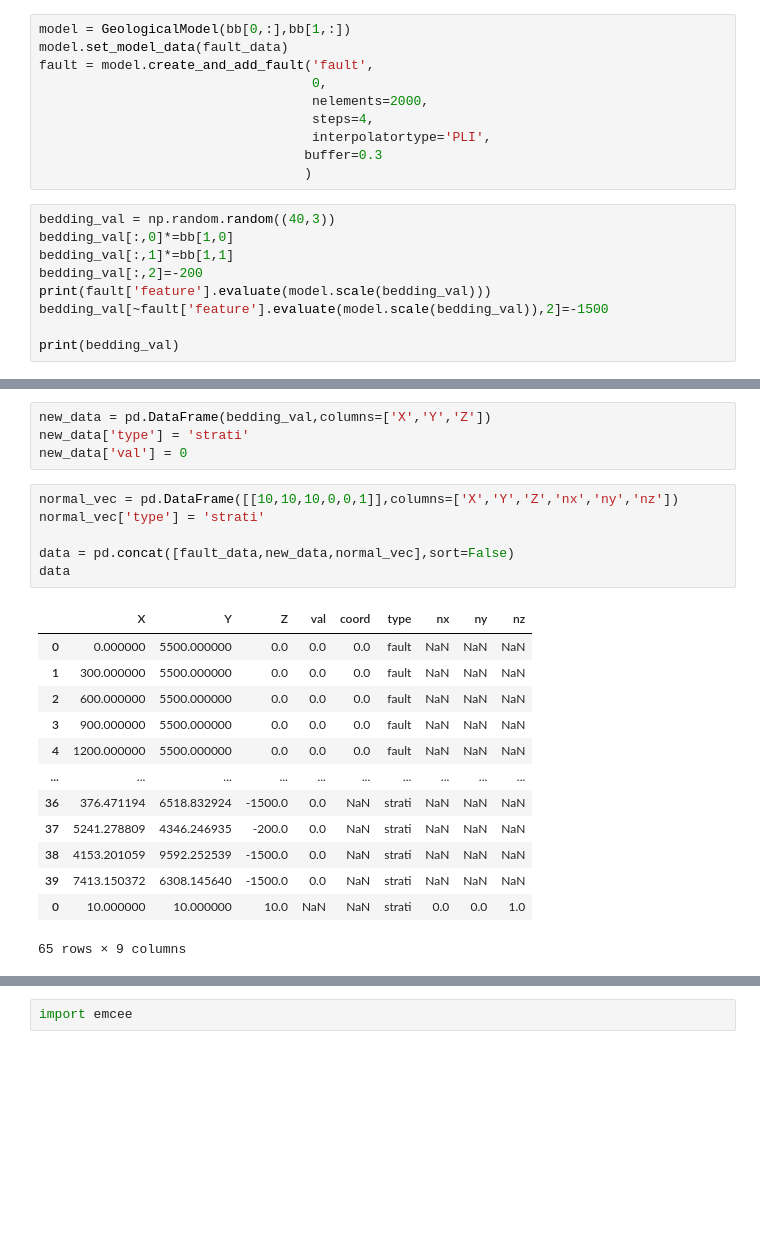
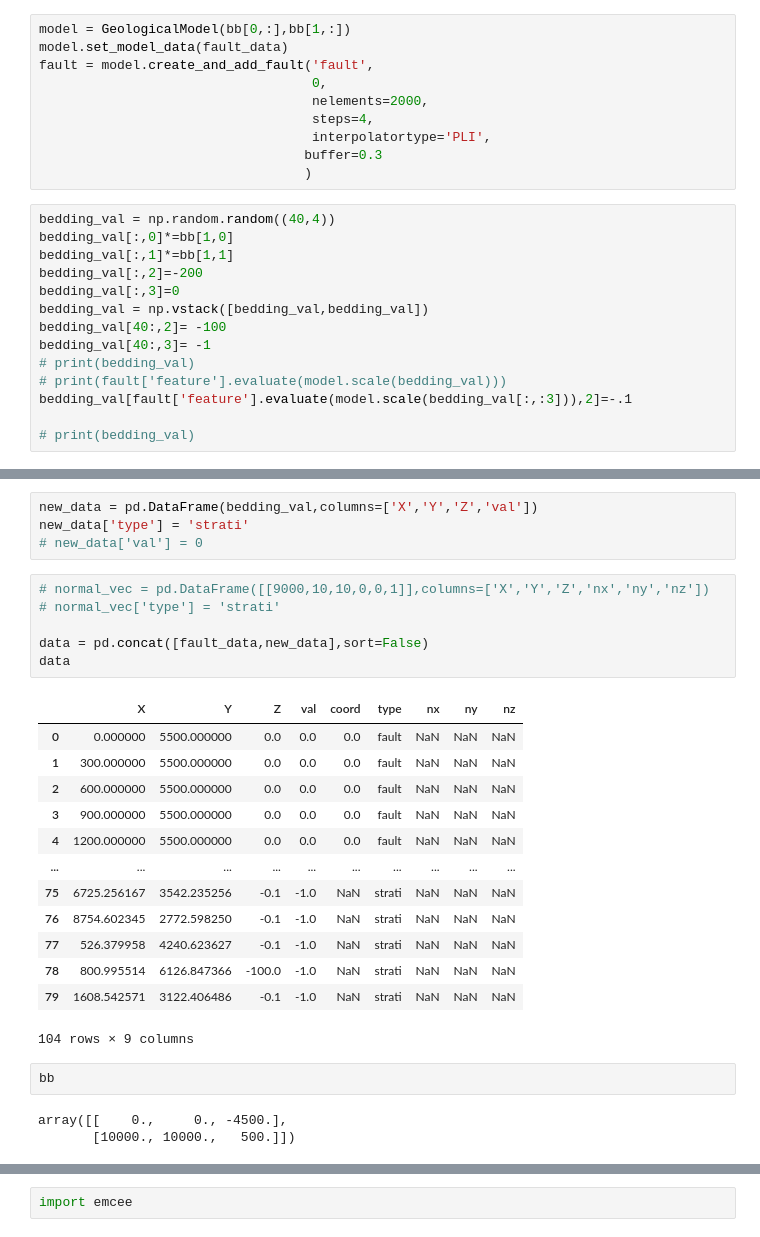
Before and after one commit to Loop3D/LoopStructural, a Jupyter notebook: notebooks/probabilistic fault.ipynb, the cells around one changed output, grey strips where cells are left out. Saved outputs shown, nothing was run; the diff lists cells and outputs as text; blank space fills up the shorter version.

```diff
--- a/notebooks/probabilistic fault.ipynb
+++ b/notebooks/probabilistic fault.ipynb
@@ -43,11 +44,16 @@ fault = model.create_and_add_fault('fault',
                                   buffer=0.3
                                   )
 # %%
-bedding_val = np.random.random((40,3))
+bedding_val = np.random.random((40,4))
 bedding_val[:,0]*=bb[1,0]
 bedding_val[:,1]*=bb[1,1]
 bedding_val[:,2]=-200
-print(fault['feature'].evaluate(model.scale(bedding_val)))
-bedding_val[~fault['feature'].evaluate(model.scale(bedding_val)),2]=-1500
+bedding_val[:,3]=0
+bedding_val = np.vstack([bedding_val,bedding_val])
+bedding_val[40:,2]= -100
+bedding_val[40:,3]= -1
+# print(bedding_val)
+# print(fault['feature'].evaluate(model.scale(bedding_val)))
+bedding_val[fault['feature'].evaluate(model.scale(bedding_val[:,:3])),2]=-.1
 
-print(bedding_val)
+# print(bedding_val)
@@ -106,24 +92,29 @@ viewer.interactive()
 # %%
-new_data = pd.DataFrame(bedding_val,columns=['X','Y','Z'])
+new_data = pd.DataFrame(bedding_val,columns=['X','Y','Z','val'])
 new_data['type'] = 'strati'
-new_data['val'] = 0
+# new_data['val'] = 0
 # %%
-normal_vec = pd.DataFrame([[10,10,10,0,0,1]],columns=['X','Y','Z','nx','ny','nz'])
-normal_vec['type'] = 'strati'
+# normal_vec = pd.DataFrame([[9000,10,10,0,0,1]],columns=['X','Y','Z','nx','ny','nz'])
+# normal_vec['type'] = 'strati'
 
-data = pd.concat([fault_data,new_data,normal_vec],sort=False)
+data = pd.concat([fault_data,new_data],sort=False)
 data
 # %% [output]
 |  | X | Y | Z | val | coord | type | nx | ny | nz |
 | 0 | 0.000000 | 5500.000000 | 0.0 | 0.0 | 0.0 | fault | NaN | NaN | NaN |
 | 1 | 300.000000 | 5500.000000 | 0.0 | 0.0 | 0.0 | fault | NaN | NaN | NaN |
 | 2 | 600.000000 | 5500.000000 | 0.0 | 0.0 | 0.0 | fault | NaN | NaN | NaN |
 | 3 | 900.000000 | 5500.000000 | 0.0 | 0.0 | 0.0 | fault | NaN | NaN | NaN |
 | 4 | 1200.000000 | 5500.000000 | 0.0 | 0.0 | 0.0 | fault | NaN | NaN | NaN |
 | ... | ... | ... | ... | ... | ... | ... | ... | ... | ... |
-| 36 | 376.471194 | 6518.832924 | -1500.0 | 0.0 | NaN | strati | NaN | NaN | NaN |
-| 37 | 5241.278809 | 4346.246935 | -200.0 | 0.0 | NaN | strati | NaN | NaN | NaN |
-| 38 | 4153.201059 | 9592.252539 | -1500.0 | 0.0 | NaN | strati | NaN | NaN | NaN |
-| 39 | 7413.150372 | 6308.145640 | -1500.0 | 0.0 | NaN | strati | NaN | NaN | NaN |
-| 0 | 10.000000 | 10.000000 | 10.0 | NaN | NaN | strati | 0.0 | 0.0 | 1.0 |
+| 75 | 6725.256167 | 3542.235256 | -0.1 | -1.0 | NaN | strati | NaN | NaN | NaN |
+| 76 | 8754.602345 | 2772.598250 | -0.1 | -1.0 | NaN | strati | NaN | NaN | NaN |
+| 77 | 526.379958 | 4240.623627 | -0.1 | -1.0 | NaN | strati | NaN | NaN | NaN |
+| 78 | 800.995514 | 6126.847366 | -100.0 | -1.0 | NaN | strati | NaN | NaN | NaN |
+| 79 | 1608.542571 | 3122.406486 | -0.1 | -1.0 | NaN | strati | NaN | NaN | NaN |
-65 rows × 9 columns
+104 rows × 9 columns
+# %%
+bb
+# %% [output]
+array([[    0.,     0., -4500.],
+       [10000., 10000.,   500.]])
```
Also changed, not shown: parts of 16 cells of this notebook, 12 other files.
